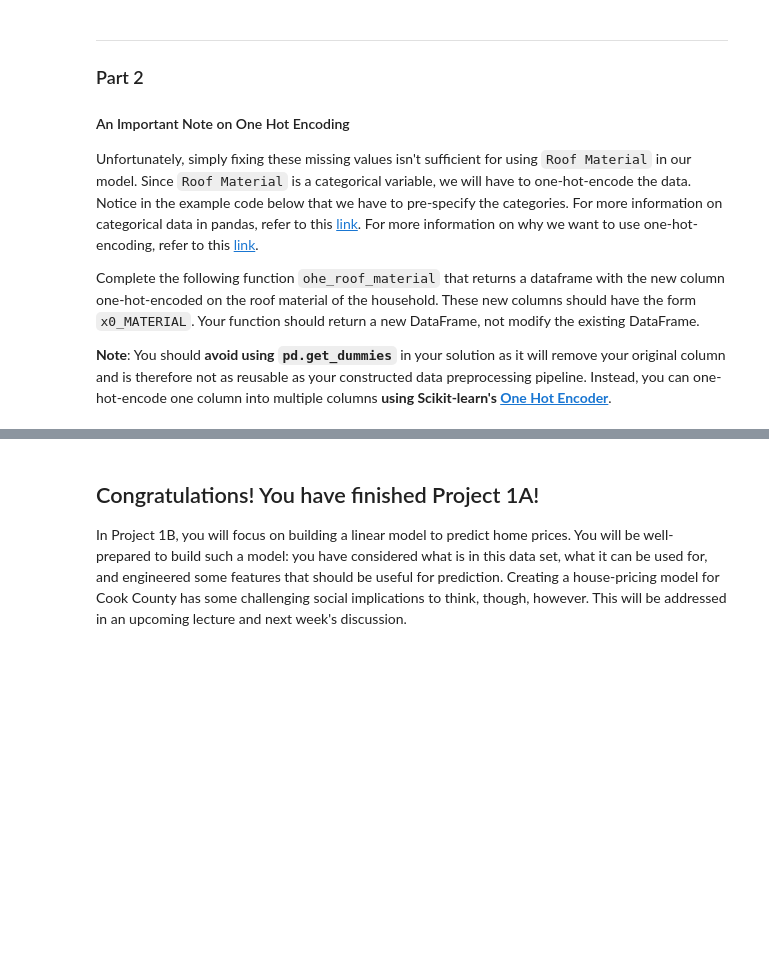
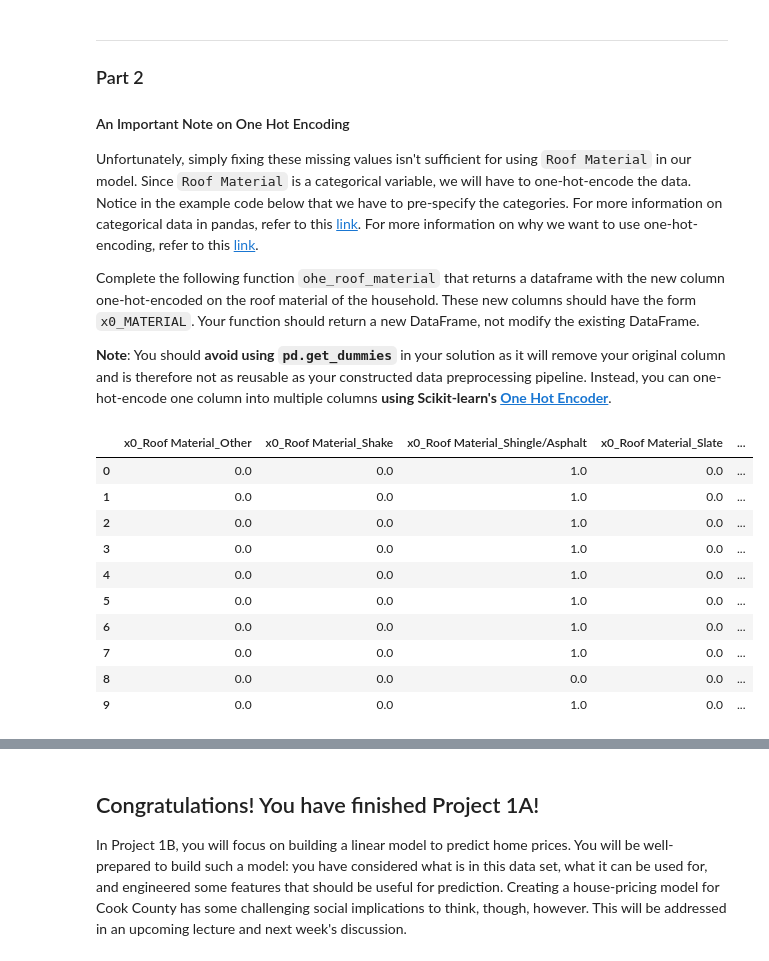
Before and after one commit to AliceRayLu/data-100-sp22, a Jupyter notebook: proj/proj1a/proj1a.ipynb, the cells around one changed output, grey strips where cells are left out. Saved outputs shown, nothing was run; the diff lists cells and outputs as text; code cells hidden in the pictures; blank space fills up the shorter version.

```diff
--- a/proj/proj1a/proj1a.ipynb
+++ b/proj/proj1a/proj1a.ipynb
@@ -678,7 +714,7 @@ def find_expensive_neighborhoods(data, n=3, metric=np.median):
     Output:
       a list of the the neighborhood codes of the top n highest-priced neighborhoods as measured by the metric function
     """
-    neighborhoods = ...
+    neighborhoods = data.groupby('Neighborhood Code')['Log Sale Price'].agg(metric).sort_values(ascending=False).head(n).index
 
     # This makes sure the final list contains the generic int type used in Python3, not specific ones used in numpy.
     return [int(code) for code in neighborhoods]
@@ -711,8 +751,9 @@ def add_in_expensive_neighborhood(data, neighborhoods):
       data frame identical to the input with the addition of a binary
       in_expensive_neighborhood column
     """
-    data['in_expensive_neighborhood'] = ...
+    data['in_expensive_neighborhood'] = data['Neighborhood Code'].isin(neighborhoods).astype('int32')
     return data
 
 expensive_neighborhoods = find_expensive_neighborhoods(training_data, 3, np.median)
 training_data = add_in_expensive_neighborhood(training_data, expensive_neighborhoods)
+# training_data['in_expensive_neighborhood']
@@ -758,7 +814,7 @@ def substitute_roof_material(data):
     Output:
       data frame identical to the input except with a refactored 'Roof Material' column
     """
-    ...
+    data['Roof Material'].replace({1:'Shingle/Asphalt',2:'Tar&Gravel',3:'Slate',4:'Shake',5:'Tile',6:'Other'},inplace=True)
     return data
 
 training_data = substitute_roof_material(training_data)
@@ -785,13 +851,28 @@ points: 2
 # %%
 from sklearn.preprocessing import OneHotEncoder
 
 def ohe_roof_material(data):
     """
     One-hot-encodes roof material.  New columns are of the form x0_MATERIAL.
     """
-    ...
+    ohe = OneHotEncoder()
+    ohe_data = ohe.fit(data[['Roof Material']]).transform(data[['Roof Material']]).toarray()
+    ohe_df = pd.DataFrame(data=ohe_data,columns="x0_"+ohe.get_feature_names_out(),index=data.index)
+    return data.join(ohe_df)
 
 training_data = ohe_roof_material(training_data)
-training_data.filter(regex='^x0').head(10)
+training_data.filter(regex='^x0_').head(10)
+# %% [output]
+|  | x0_Roof Material_Other | x0_Roof Material_Shake | x0_Roof Material_Shingle/Asphalt | x0_Roof Material_Slate | ... |
+| 0 | 0.0 | 0.0 | 1.0 | 0.0 | ... |
+| 1 | 0.0 | 0.0 | 1.0 | 0.0 | ... |
+| 2 | 0.0 | 0.0 | 1.0 | 0.0 | ... |
+| 3 | 0.0 | 0.0 | 1.0 | 0.0 | ... |
+| 4 | 0.0 | 0.0 | 1.0 | 0.0 | ... |
+| 5 | 0.0 | 0.0 | 1.0 | 0.0 | ... |
+| 6 | 0.0 | 0.0 | 1.0 | 0.0 | ... |
+| 7 | 0.0 | 0.0 | 1.0 | 0.0 | ... |
+| 8 | 0.0 | 0.0 | 0.0 | 0.0 | ... |
+| 9 | 0.0 | 0.0 | 1.0 | 0.0 | ... |
 # %%
 grader.check("q7b")
```
Also changed, not shown: parts of 30 cells of this notebook, 1 other file.
